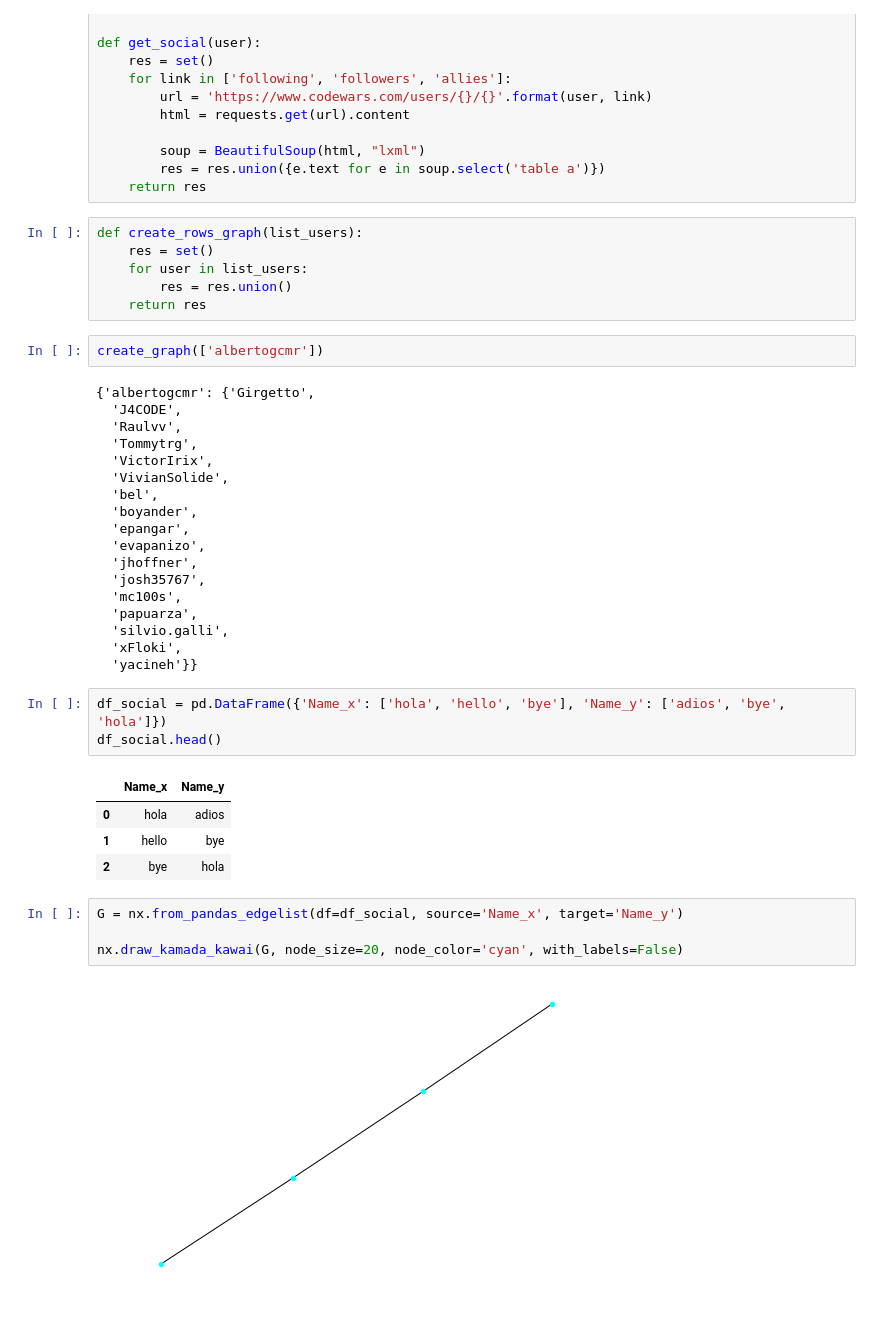
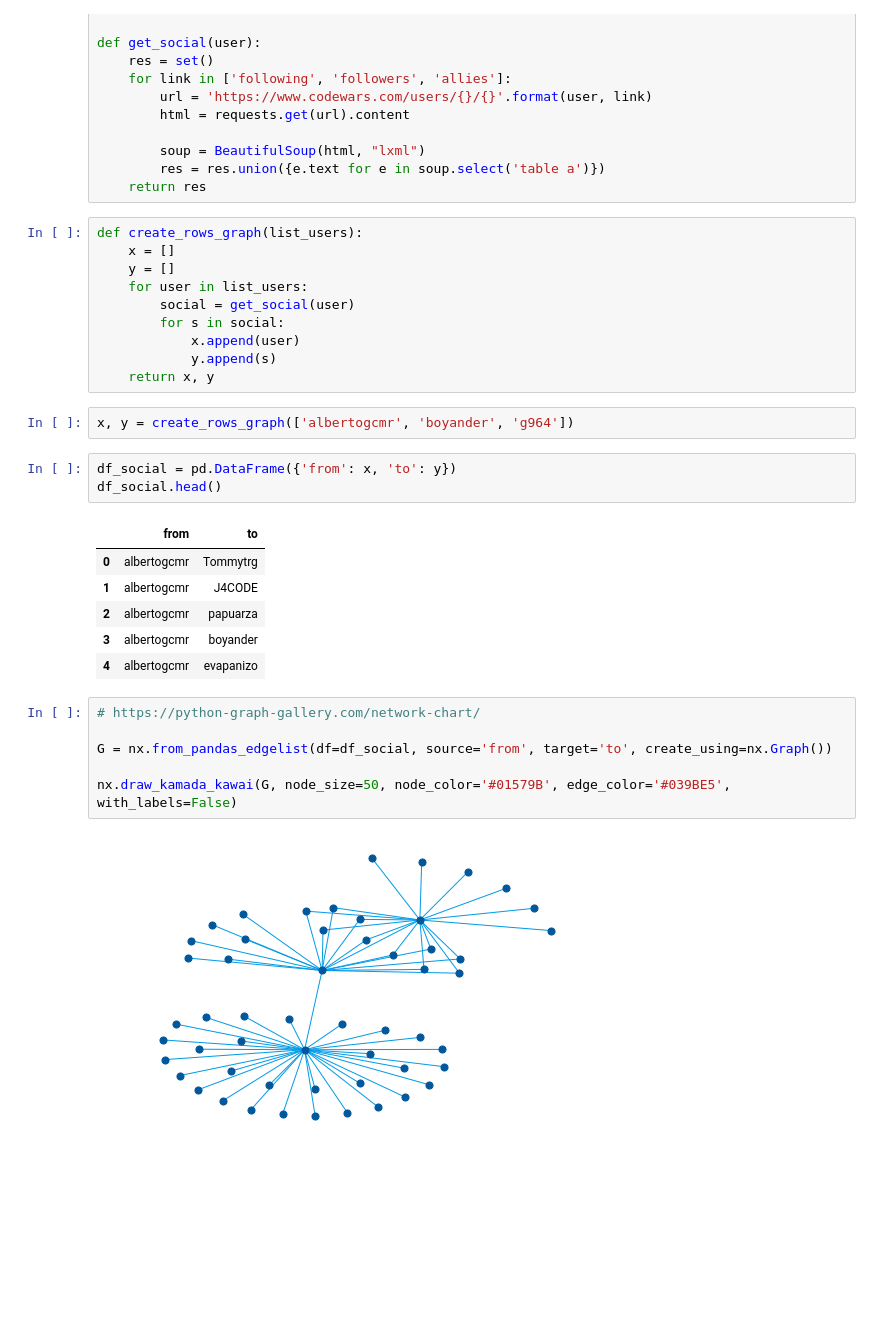
Before and after one commit to albertogcmr/final-project-codewars-ih, a Jupyter notebook: source/Representación de datos.ipynb, the cells around one changed output. Saved outputs shown, nothing was run; the diff lists cells and outputs as text; blank space fills up the shorter version.

```diff
--- a/source/Representación de datos.ipynb
+++ b/source/Representación de datos.ipynb
@@ -80,43 +80,33 @@ def get_social(user):
         soup = BeautifulSoup(html, "lxml")
         res = res.union({e.text for e in soup.select('table a')})
     return res
-# %%
-def create_rows_graph(list_users):
-    res = set()
-    for user in list_users:
-        res = res.union()
-    return res
-# %%
-create_graph(['albertogcmr'])
-# %% [output]
-{'albertogcmr': {'Girgetto',
-  'J4CODE',
-  'Raulvv',
-  'Tommytrg',
-  'VictorIrix',
-  'VivianSolide',
-  'bel',
-  'boyander',
-  'epangar',
-  'evapanizo',
-  'jhoffner',
-  'josh35767',
-  'mc100s',
-  'papuarza',
-  'silvio.galli',
-  'xFloki',
-  'yacineh'}}
+# %%
+def create_rows_graph(list_users):
+    x = []
+    y = []
+    for user in list_users:
+        social = get_social(user)
+        for s in social:
+            x.append(user)
+            y.append(s)
+    return x, y
+# %%
+x, y = create_rows_graph(['albertogcmr', 'boyander', 'g964'])
 # %%
-df_social = pd.DataFrame({'Name_x': ['hola', 'hello', 'bye'], 'Name_y': ['adios', 'bye', 'hola']})
+df_social = pd.DataFrame({'from': x, 'to': y})
 df_social.head()
 # %% [output]
-|  | Name_x | Name_y |
-| 0 | hola | adios |
-| 1 | hello | bye |
-| 2 | bye | hola |
+|  | from | to |
+| 0 | albertogcmr | Tommytrg |
+| 1 | albertogcmr | J4CODE |
+| 2 | albertogcmr | papuarza |
+| 3 | albertogcmr | boyander |
+| 4 | albertogcmr | evapanizo |
 # %%
-G = nx.from_pandas_edgelist(df=df_social, source='Name_x', target='Name_y')
+# https://python-graph-gallery.com/network-chart/
 
-nx.draw_kamada_kawai(G, node_size=20, node_color='cyan', with_labels=False)
+G = nx.from_pandas_edgelist(df=df_social, source='from', target='to', create_using=nx.Graph())
+
+nx.draw_kamada_kawai(G, node_size=50, node_color='#01579B', edge_color='#039BE5', with_labels=False)
 # %% [output]
-[figure, old version]
+[figure, new version]
```
Also changed, not shown: 1 other file.
